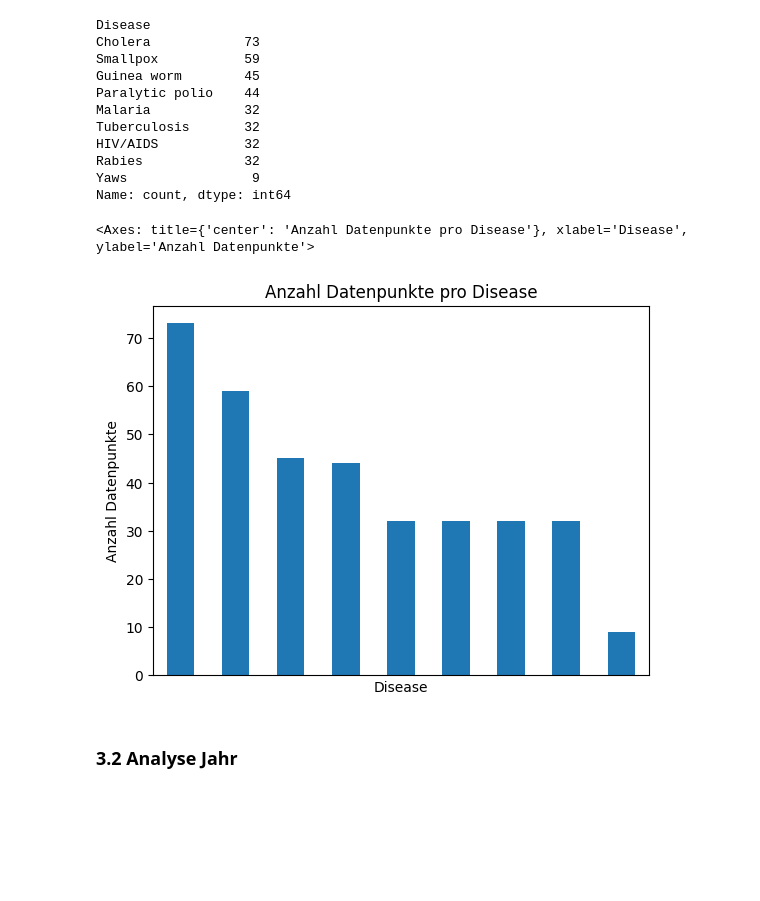
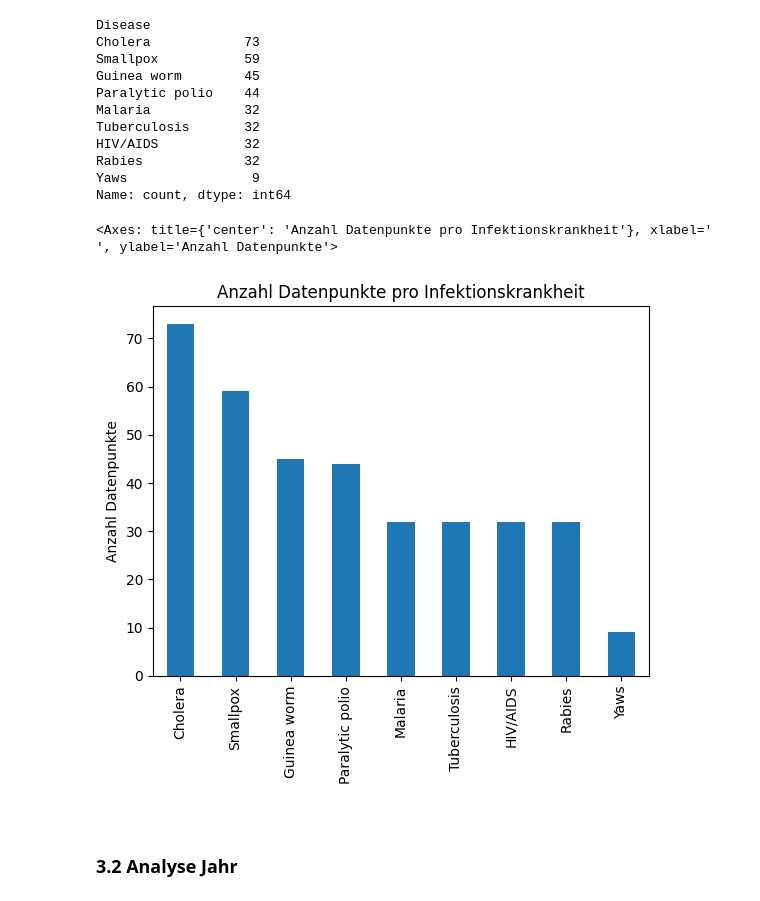
Before and after one commit to Retikulum94/Leistungsnachweis_2, a Jupyter notebook: Leistungsnachweis Infektionskrankheiten im Verlauf der Zeit.ipynb, the cells around one changed output. Cells and saved outputs as stored; diff of their text form; code cells hidden in the pictures; blank space fills up the shorter version.

```diff
--- a/Leistungsnachweis Infektionskrankheiten im Verlauf der Zeit.ipynb
+++ b/Leistungsnachweis Infektionskrankheiten im Verlauf der Zeit.ipynb
@@ -78,12 +75,12 @@ Yaws                9
 Name: count, dtype: int64
 # %%
 df['Disease'].value_counts().plot(kind='bar',
-                                  xticks=[],     # Beschriftungen ausschalten
+                                  xlabel=' ',
                                   ylabel='Anzahl Datenpunkte',
-                                  title='Anzahl Datenpunkte pro Disease')
+                                  title='Anzahl Datenpunkte pro Infektionskrankheit')
 # %% [output]
-<Axes: title={'center': 'Anzahl Datenpunkte pro Disease'}, xlabel='Disease', ylabel='Anzahl Datenpunkte'>
+<Axes: title={'center': 'Anzahl Datenpunkte pro Infektionskrankheit'}, xlabel=' ', ylabel='Anzahl Datenpunkte'>
-[figure, old version]
+[figure, new version]
 # %% [markdown]
 ### 3.2 Analyse Jahr
 # %%
```
Also changed, not shown: parts of 5 cells of this notebook.
